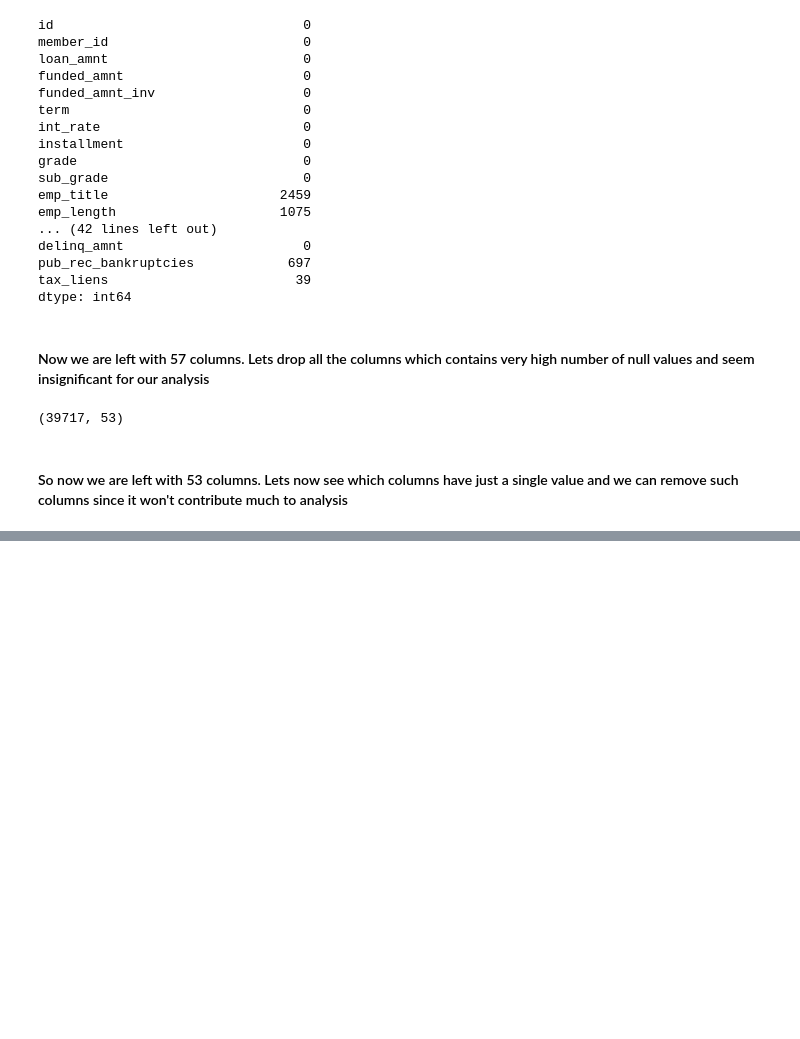
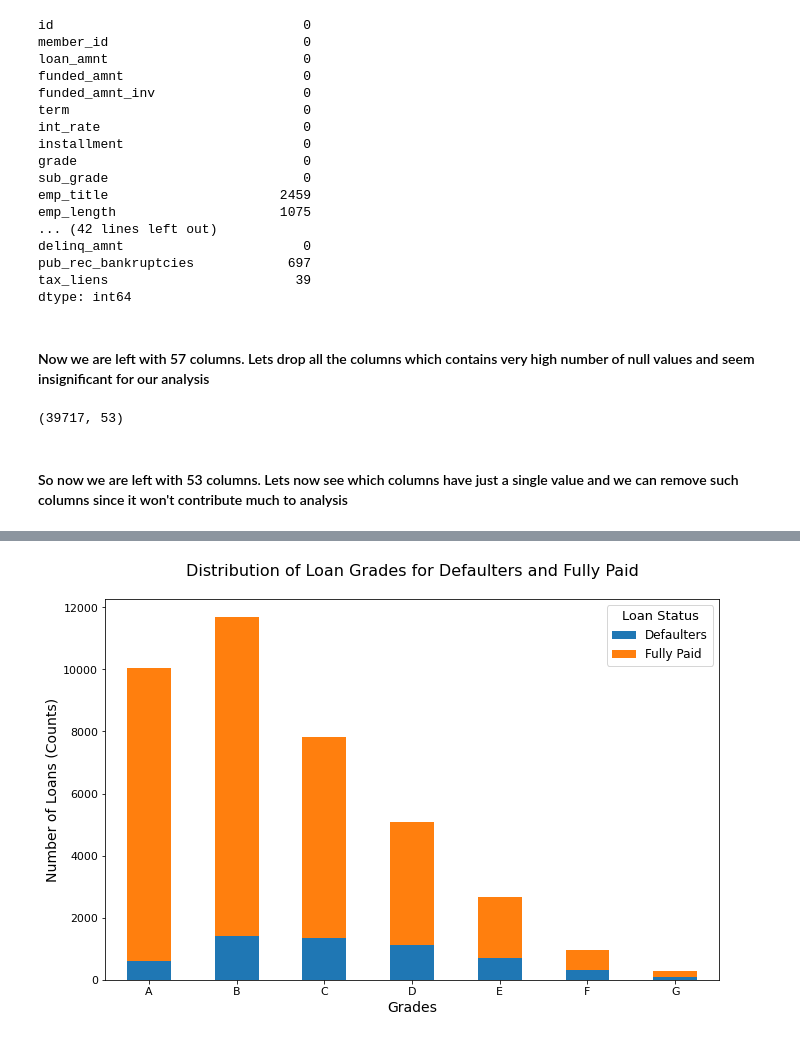
Before and after one commit to balkrishnan/LendingClubCase_upGrad_BalkrishnanV_BhavyaK, a Jupyter notebook: bhavyatemp/final.ipynb, the cells around one changed output, grey strips where cells are left out. Drawn from its saved outputs; the diff is of its cells as text; code cells hidden in the pictures; blank space fills up the shorter version.

```diff
--- a/bhavyatemp/final.ipynb
+++ b/bhavyatemp/final.ipynb
@@ -64,0 +310,2 @@ df.shape
+# %%
+df.reset_index(inplace=True,drop=True)
@@ -64,0 +358,3 @@ df.shape
+# %%
+df = df[df['loan_status'] != 'Current'].reset_index(drop=True)
+df
@@ -64,0 +382,3 @@ df.shape
+# %%
+df_def = df[df['loan_status'] == 'Charged Off']
+df_fp = df[df['loan_status'] == 'Fully Paid']
@@ -64,0 +389,5 @@ df.shape
+# %%
+df_def1 = df_def.grade.value_counts().sort_index()
+df_fp1 = df_fp.grade.value_counts().sort_index()
+df_grade = pd.DataFrame({'Defaulters':df_def1.values,'Fully Paid':df_fp1.values},df_def1.index)
+df_grade
@@ -64,0 +404,12 @@ df.shape
+# %%
+df_grade.plot(kind='bar',stacked=True,figsize=(11,7))
+plt.xticks(rotation=0,fontsize=11)
+plt.yticks(fontsize=11)
+plt.title('Distribution of Loan Grades for Defaulters and Fully Paid\n', fontsize=16)
+plt.ylabel('Number of Loans (Counts)', fontsize=14)
+plt.xlabel('Grades', fontsize=14)
+plt.legend(title='Loan Status', fontsize=12, title_fontsize='13')
+
+plt.show()
+# %% [output]
+[figure, added]
```
Also changed, not shown: parts of 68 cells of this notebook.
